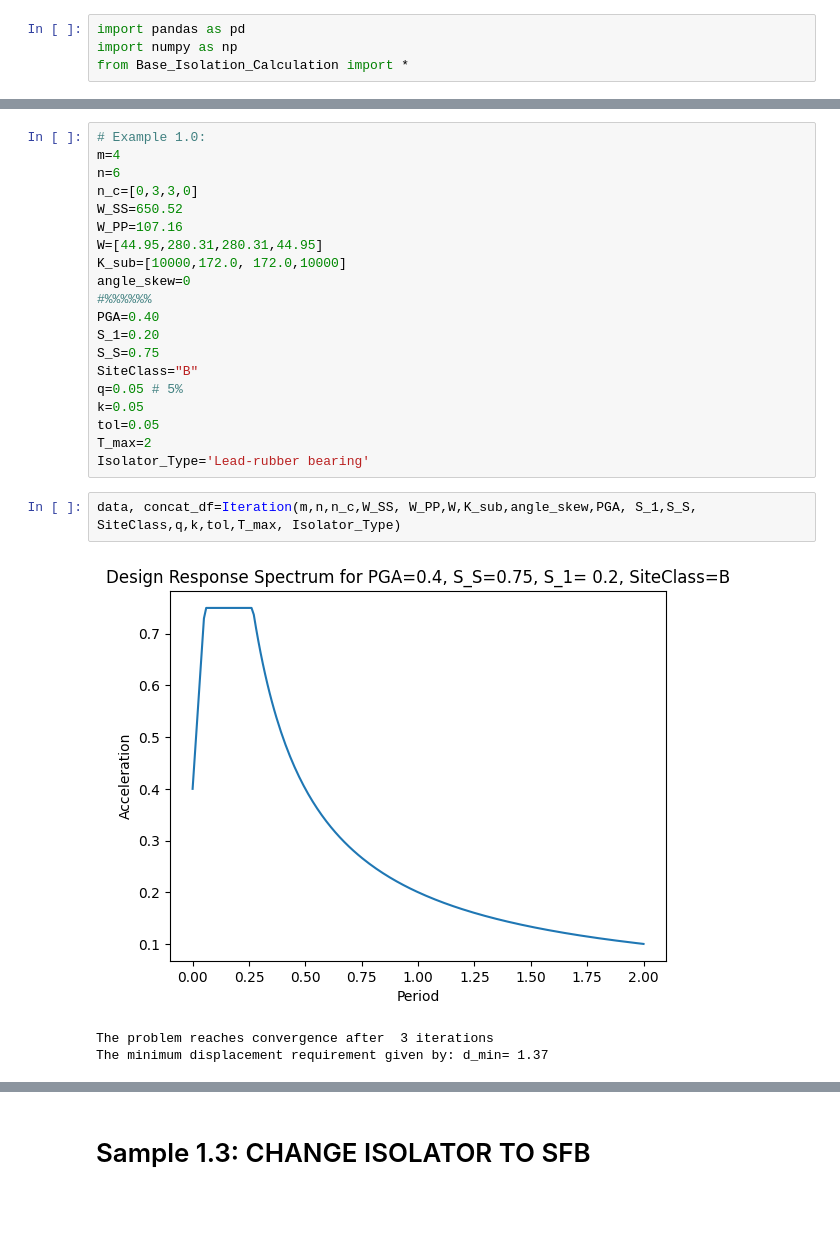
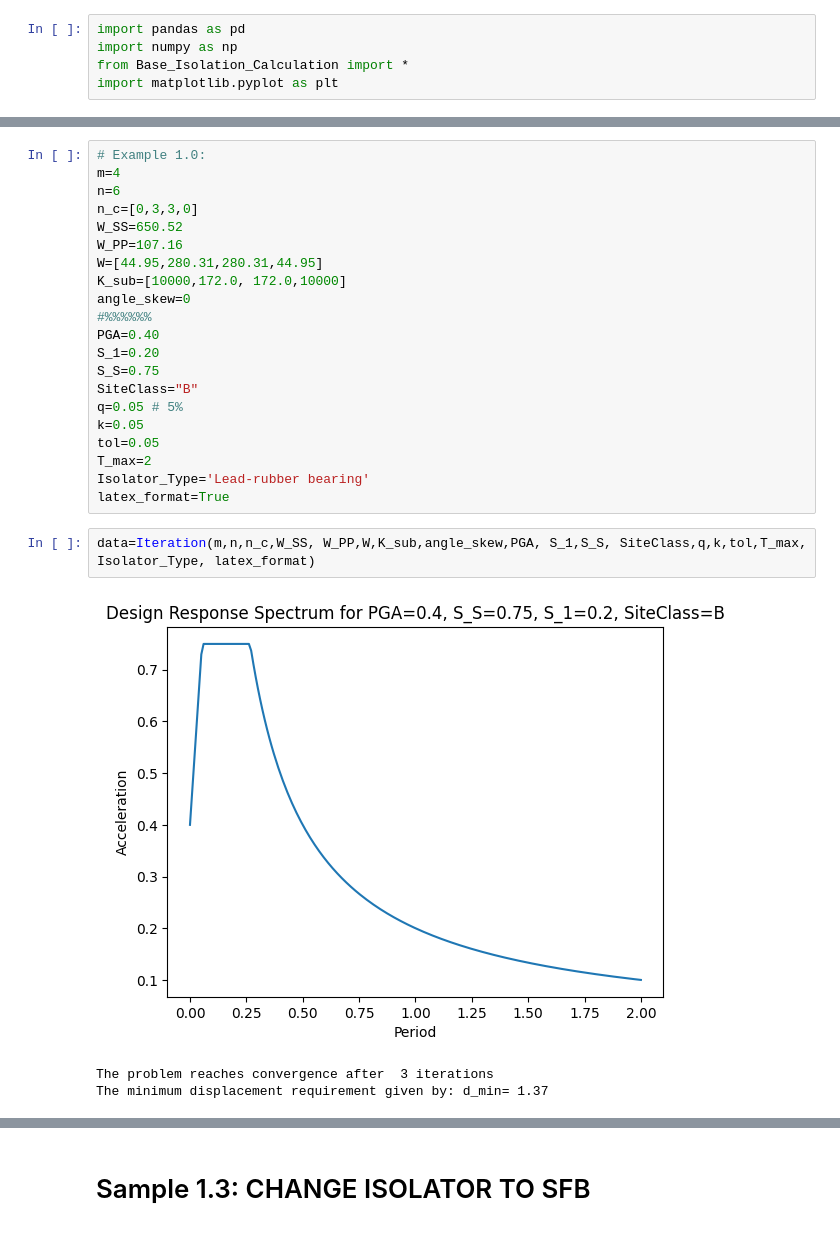
Before and after one commit to CFCSL/BASE-ISOLATION, a Jupyter notebook: Samples.ipynb, the cells around one changed output, grey strips where cells are left out. Drawn from its saved outputs; the diff is of its cells as text.

```diff
--- a/Samples.ipynb
+++ b/Samples.ipynb
@@ -2,6 +2,7 @@
 import pandas as pd
 import numpy as np
 from Base_Isolation_Calculation import *
+import matplotlib.pyplot as plt
 # %% [markdown]
 # Example 1.0: BENCHMARK BRIDGE
 ![image.png](attachment:9506e5b5-89a4-4788-a91b-004975bbd5e4.png)
@@ -25,9 +26,10 @@ k=0.05
 tol=0.05
 T_max=2
 Isolator_Type='Lead-rubber bearing'
+latex_format=True
 # %%
-data, concat_df=Iteration(m,n,n_c,W_SS, W_PP,W,K_sub,angle_skew,PGA, S_1,S_S, SiteClass,q,k,tol,T_max, Isolator_Type)
+data=Iteration(m,n,n_c,W_SS, W_PP,W,K_sub,angle_skew,PGA, S_1,S_S, SiteClass,q,k,tol,T_max, Isolator_Type, latex_format)
 # %% [output]
-[figure, old version]
+[figure, new version]
 The problem reaches convergence after  3 iterations
 The minimum displacement requirement given by: d_min= 1.37
```
Also changed, not shown: parts of 19 cells of this notebook, 8 other files.
